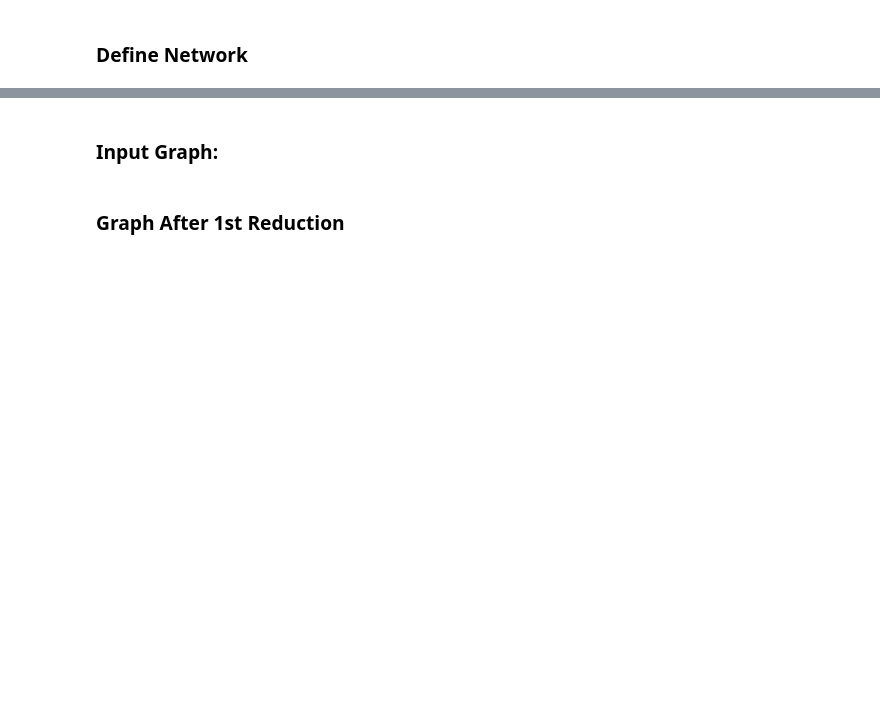
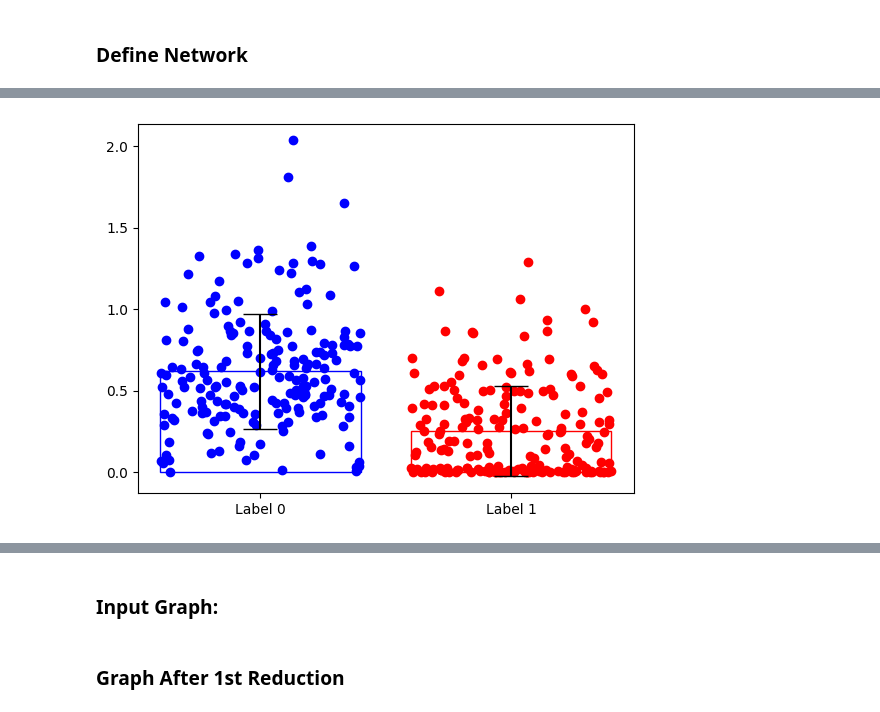
Before and after one commit to TomyjBerg/ADLProtProject, a Jupyter notebook: model_siamese_baseline4_asapool.ipynb, the cells around one changed output, grey strips where cells are left out. Drawn from its saved outputs; the diff is of its cells as text; code cells hidden in the pictures; blank space fills up the shorter version.

```diff
--- a/model_siamese_baseline4_asapool.ipynb
+++ b/model_siamese_baseline4_asapool.ipynb
@@ -404,0 +320,4 @@ compare_euclid_distances(train_distances_lab0[49], train_distances_lab1[49])
+# %%
+compare_euclid_distances(train_distances_lab0[9], train_distances_lab1[9])
+# %% [output]
+[figure, added]
```
Also changed, not shown: parts of 11 cells of this notebook, 1 other file.
